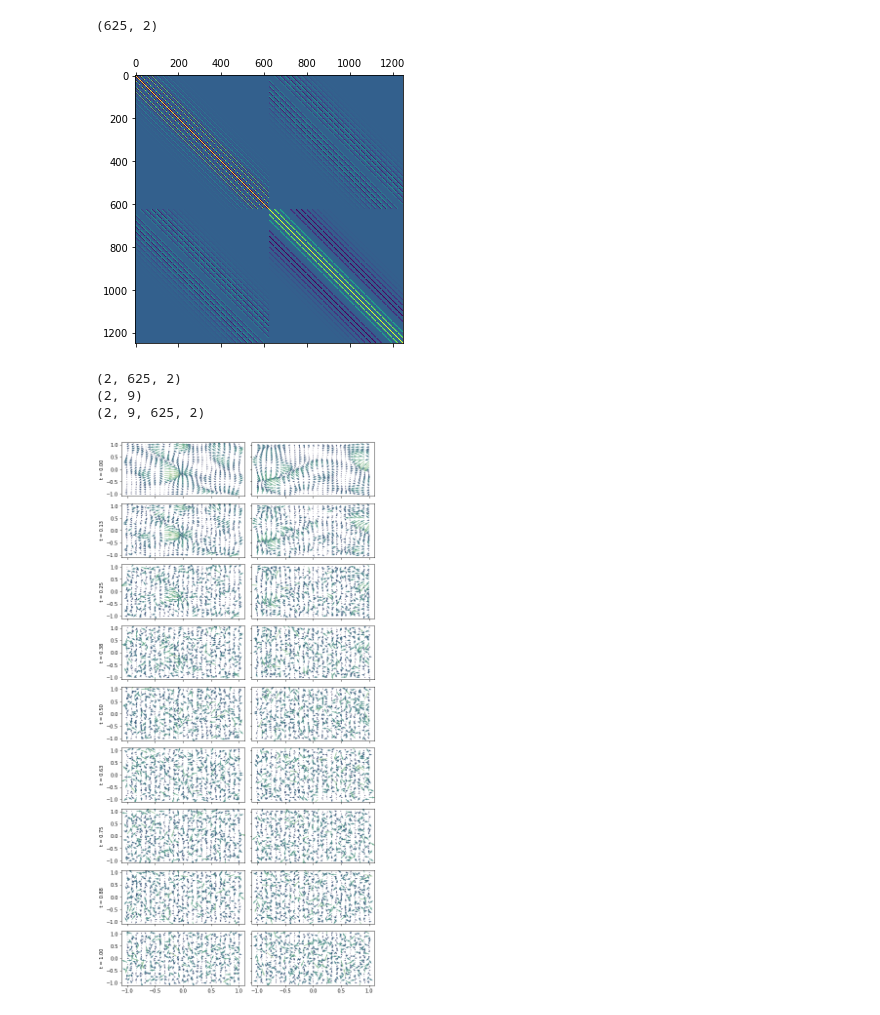
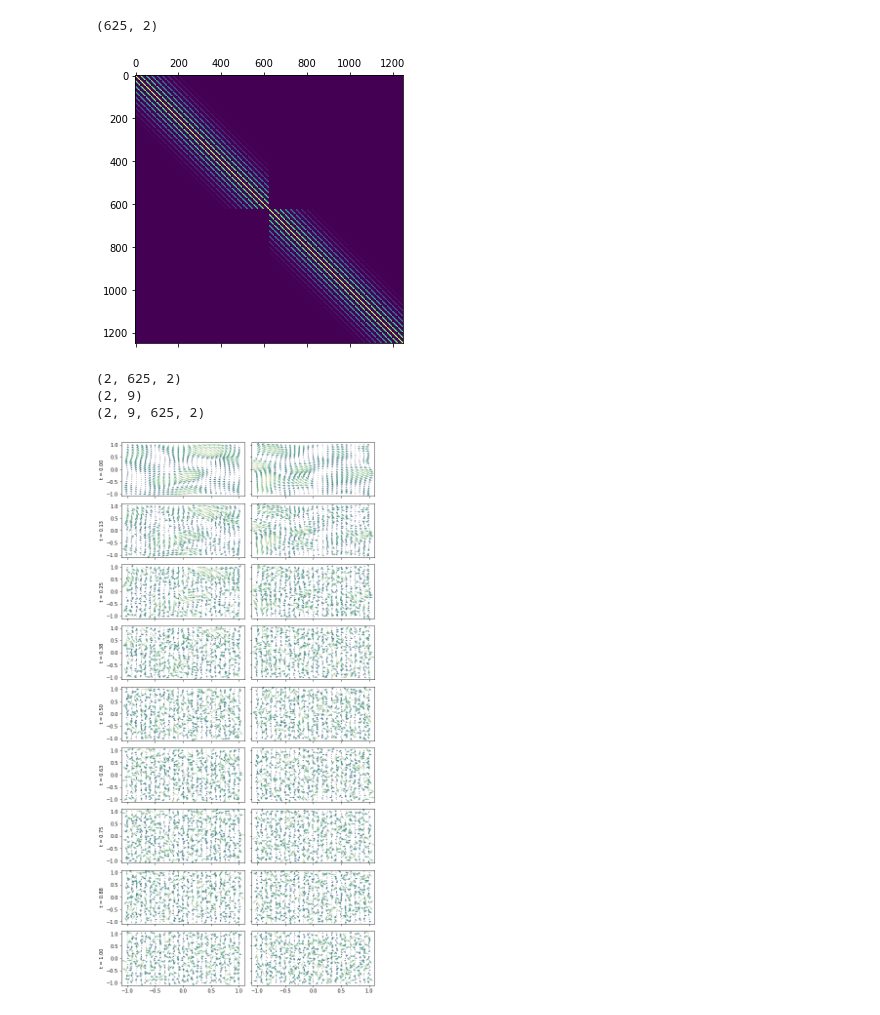
Before and after one commit to cambridge-mlg/neural_diffusion_processes, a Jupyter notebook: neural_diffusion_processes/notebooks/gaussian-process-interpolation-nd.ipynb, the cells around one changed output. Saved outputs shown, nothing was run; the diff lists cells and outputs as text; code cells hidden in the pictures.

Commit message:
Working multidim fields

```diff
--- a/neural_diffusion_processes/notebooks/gaussian-process-interpolation-nd.ipynb
+++ b/neural_diffusion_processes/notebooks/gaussian-process-interpolation-nd.ipynb
@@ -62,9 +62,9 @@ class DiagMultiOutputKernel(MultiOutputKernel):
 output_dim = 2
 beta_schedule = ndp.sde.LinearBetaSchedule()
 x = get_2d_grid(25)
-k0 = ndp.kernels.SquaredExpontialKernel(lengthscale=0.25)
-k0 = DiagMultiOutputKernel(k0, output_dim=output_dim)
-k0 = ndp.kernels.RBFDivFree(lengthscale=.25)
+# k0 = ndp.kernels.SquaredExpontialKernel(lengthscale=0.25)
+# k0 = DiagMultiOutputKernel(k0, output_dim=output_dim)
+k0 = ndp.kernels.RBFVec(lengthscale=.25)
 
 k1 = ndp.kernels.WhiteKernel()
 k1 = DiagMultiOutputKernel(k1, output_dim=output_dim)
@@ -96,34 +96,34 @@ mean_function = ZeroMultiOutputMeanFunction(output_dim)
 @check_shapes("x: [N, input_dim]", "return: [N, output_dim]")
 def eval_meanfunction(mf: MultiOutputMeanFunction, x):
     return jax.vmap(lambda x_: mf.__call__(x_))(x)
 
 from typing import Optional
 
 @check_shapes(
     "x: [n1, input_dim]",
     "y: [n2, input_dim] if (y is not None)",
     "return: [n1, n2, output_dim, output_dim] if (y is not None)",
     "return: [n1, n1, output_dim, output_dim] if (y is None)" ,
 )
 def gram(kernel, x: Array, y: Optional[Array] = None) -> Array:
     y = x if (y is None) else y
 
     @partial(jax.vmap, in_axes=[0, None])
     @partial(jax.vmap, in_axes=[None, 0])
     def G(x_, y_):
         return kernel(x_, y_)
 
     return G(x, y)
 
 
 kxx = gram(k0, x)
 kxx = rearrange(kxx, 'n1 n2 p1 p2 -> (p1 n1) (p2 n2)')
 plt.matshow(kxx)
 
 print(eval_meanfunction(mean_function, x).shape)
 # %% [output]
 (625, 2)
-[figure, old version]
+[figure, new version]
 # %%
 import jax.tree_util as jtu
 from neural_diffusion_processes.types import PyTree
@@ -235,7 +235,7 @@ for j in range(plot_num_timesteps):
 
 plt.tight_layout()
 # %% [output]
-[figure, old version]
+[figure, new version]
 # %%
 @check_shapes(
     "t: []",
```
Also changed, not shown: parts of 6 cells of this notebook, 1 other file.
